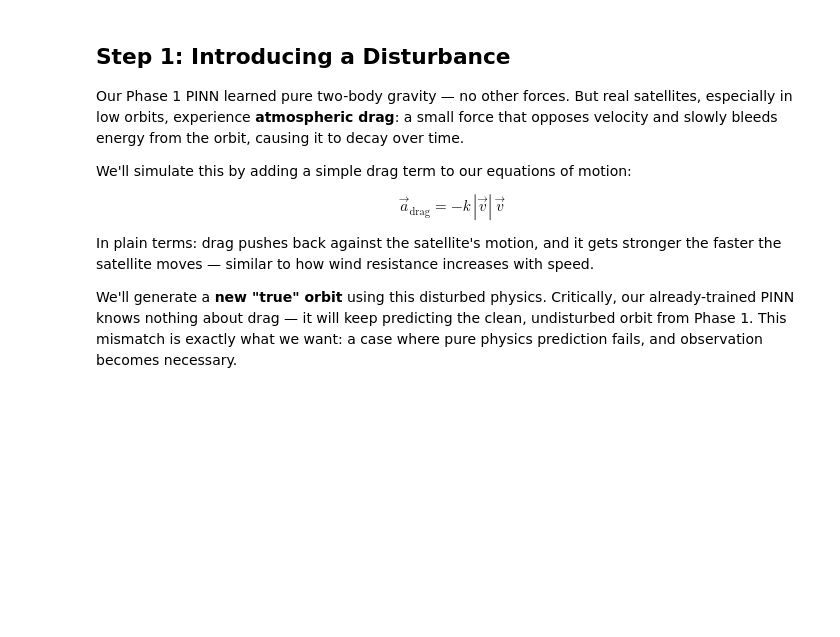
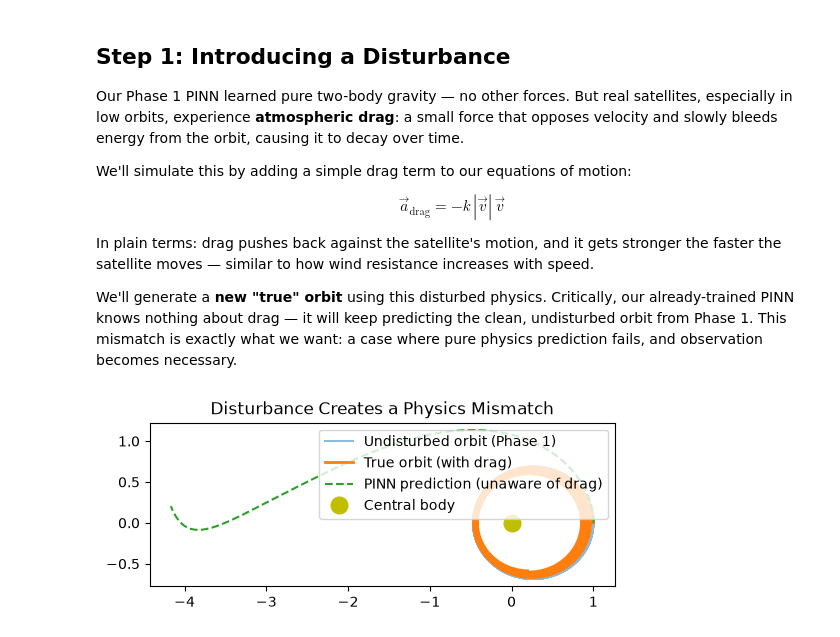
Before and after one commit to VicDeni/orbital-pinn, a Jupyter notebook: notebooks/02_vision_assisted_correction.ipynb, the cells around one changed output. Cells and saved outputs as stored; diff of their text form; code cells hidden in the pictures; blank space fills up the shorter version.

```diff
--- a/notebooks/02_vision_assisted_correction.ipynb
+++ b/notebooks/02_vision_assisted_correction.ipynb
@@ -28,3 +125,55 @@ $$
 In plain terms: drag pushes back against the satellite's motion, and it gets stronger the faster the satellite moves — similar to how wind resistance increases with speed.
 
 We'll generate a **new "true" orbit** using this disturbed physics. Critically, our already-trained PINN knows nothing about drag — it will keep predicting the clean, undisturbed orbit from Phase 1. This mismatch is exactly what we want: a case where pure physics prediction fails, and observation becomes necessary.
+# %%
+# Drag coefficient — small enough to cause gradual, visible decay
+k_drag = 0.003
+
+def disturbed_dynamics(t, state):
+    """
+    Same as two_body_dynamics, but with an added atmospheric drag term.
+    state = [x, y, vx, vy]
+    """
+    x, y, vx, vy = state
+    r = np.sqrt(x**2 + y**2)
+    v = np.sqrt(vx**2 + vy**2)
+
+    # Gravitational acceleration (same as before)
+    ax_grav = -GM * x / r**3
+    ay_grav = -GM * y / r**3
+
+    # Drag acceleration — opposes velocity, grows with speed
+    ax_drag = -k_drag * v * vx
+    ay_drag = -k_drag * v * vy
+
+    ax = ax_grav + ax_drag
+    ay = ay_grav + ay_drag
+
+    return [vx, vy, ax, ay]
+
+# Solve using the SAME initial conditions and time span as Phase 1,
+# so we can directly compare disturbed vs. undisturbed motion
+solution_disturbed = solve_ivp(
+    disturbed_dynamics,
+    t_span,
+    initial_state,
+    t_eval=t_eval,
+    method="DOP853",
+    rtol=1e-10,
+    atol=1e-10
+)
+
+x_disturbed, y_disturbed = solution_disturbed.y[0], solution_disturbed.y[1]
+
+# Compare: clean orbit vs. disturbed (true) orbit vs. PINN's (uninformed) prediction
+plt.figure(figsize=(6, 6))
+plt.plot(x_true, y_true, label="Undisturbed orbit (Phase 1)", alpha=0.5)
+plt.plot(x_disturbed, y_disturbed, label="True orbit (with drag)", linewidth=2)
+plt.plot(x_pinn, y_pinn, '--', label="PINN prediction (unaware of drag)")
+plt.plot(0, 0, "yo", markersize=12, label="Central body")
+plt.gca().set_aspect("equal")
+plt.legend(loc="upper right")
+plt.title("Disturbance Creates a Physics Mismatch")
+plt.show()
+# %% [output]
+[figure, added]
```
Also changed, not shown: parts of 12 cells of this notebook.
